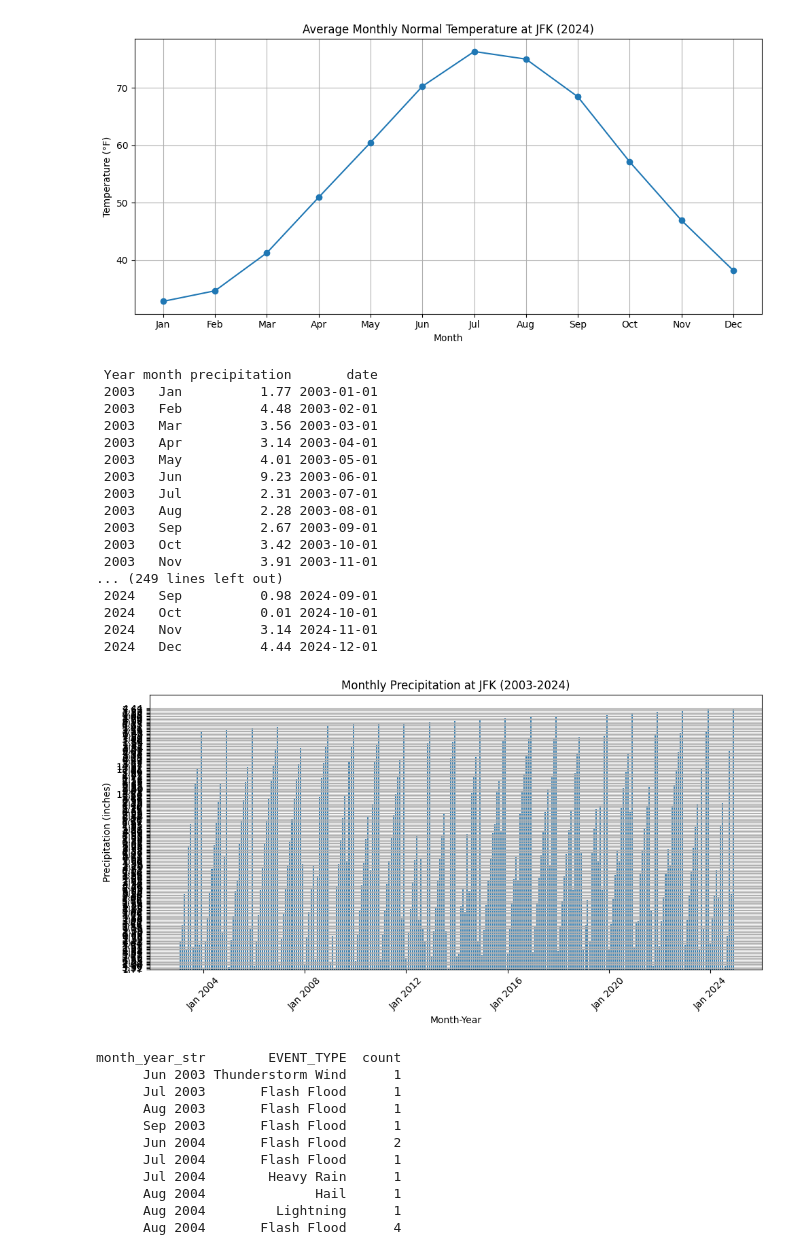
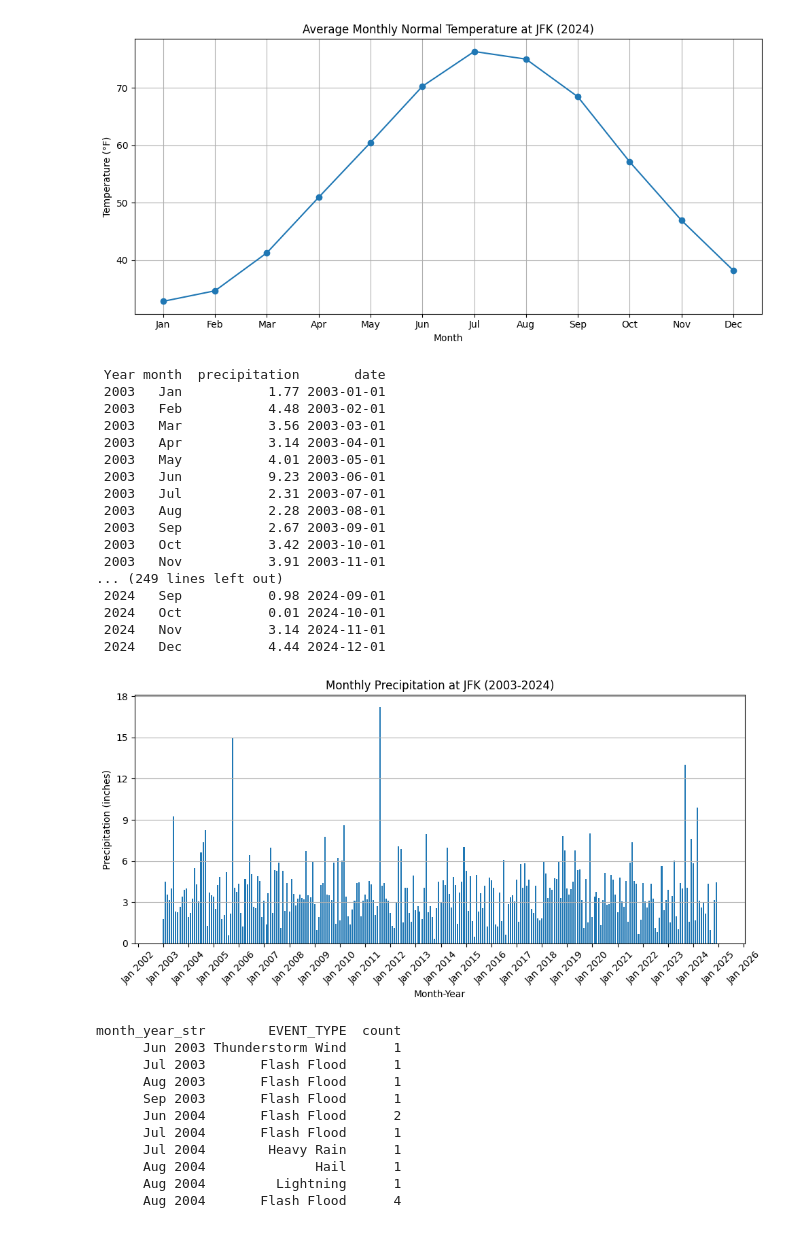
Before and after one commit to dkevin5542/CS506_Final_Project, a Jupyter notebook: code/eda.ipynb, the cells around one changed output. Saved outputs shown, nothing was run; the diff lists cells and outputs as text; code cells hidden in the pictures.

Commit message:
updated visualization for 21 years of data

```diff
--- a/code/eda.ipynb
+++ b/code/eda.ipynb
@@ -154,6 +168,7 @@ Nov: 46.90°F
 Dec: 38.17°F
 [figure]
 # %%
+# visualization for total precipitation across all months in 21 years (2003 - 2024)
 # load the file for precipitation
 precip_path = "../data/raw/raw data/JFKWeatherData/monthly_total_precipitation21.csv"
 
@@ -185,6 +200,7 @@ precip_long = precip_long.dropna(subset=["Year", "month"])
 precip_long["month_num"] = precip_long["month"].cat.codes + 1
 precip_long["Year"] = precip_long["Year"].astype(int)
 precip_long["month_num"] = precip_long["month_num"].astype(int)
+precip_long["precipitation"] = pd.to_numeric(precip_long["precipitation"], errors="coerce")
 
 precip_long["date"] = pd.to_datetime({
     "year": precip_long["Year"],
@@ -200,10 +216,15 @@ plt.bar(precip_long["date"], precip_long["precipitation"], width=20)
 plt.title("Monthly Precipitation at JFK (2003-2024)")
 plt.xlabel("Month-Year")
 plt.ylabel("Precipitation (inches)")
+# set cleaner y-axis
+ax = plt.gca()
+ax.yaxis.set_major_locator(ticker.MaxNLocator(nbins=7))
 plt.grid(axis='y')
+# make x-axis cleaner
+ax.xaxis.set_major_locator(mdates.YearLocator())
+ax.xaxis.set_minor_locator(mdates.MonthLocator(bymonth=1))
+ax.xaxis.set_major_formatter(mdates.DateFormatter('%b %Y'))
+plt.xticks(rotation=45)
 plt.tight_layout()
-# format x-axis as "Mon YYYY"
-plt.gca().xaxis.set_major_formatter(mdates.DateFormatter('%b %Y'))
-plt.xticks(rotation=45)
 plt.show()
 # %% [output]
@@ -227,4 +248,4 @@ plt.show()
-[figure, old version]
+[figure, new version]
 # %%
 import plotly.express as px
 import plotly.io as pio
```
Also changed, not shown: parts of 4 cells of this notebook, 2 other files.
